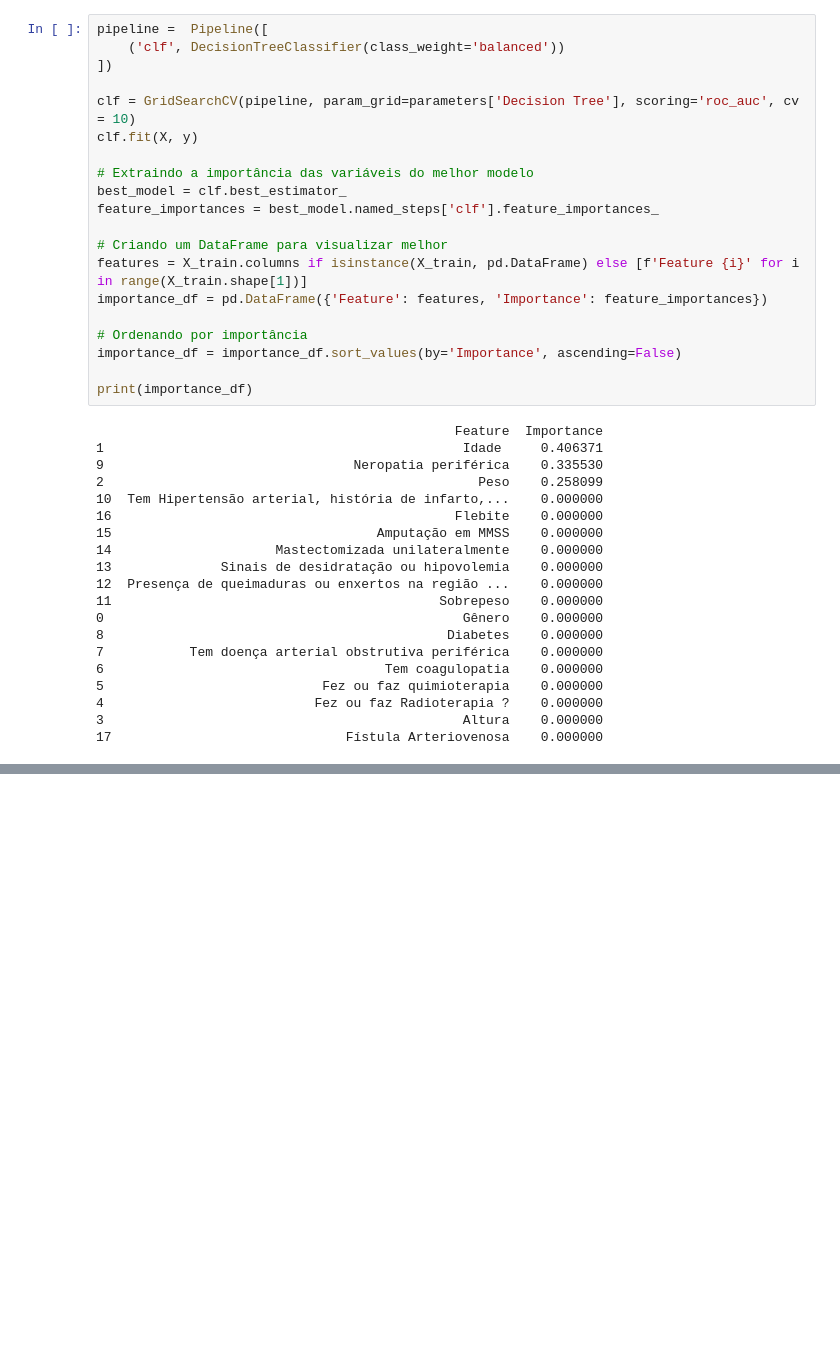
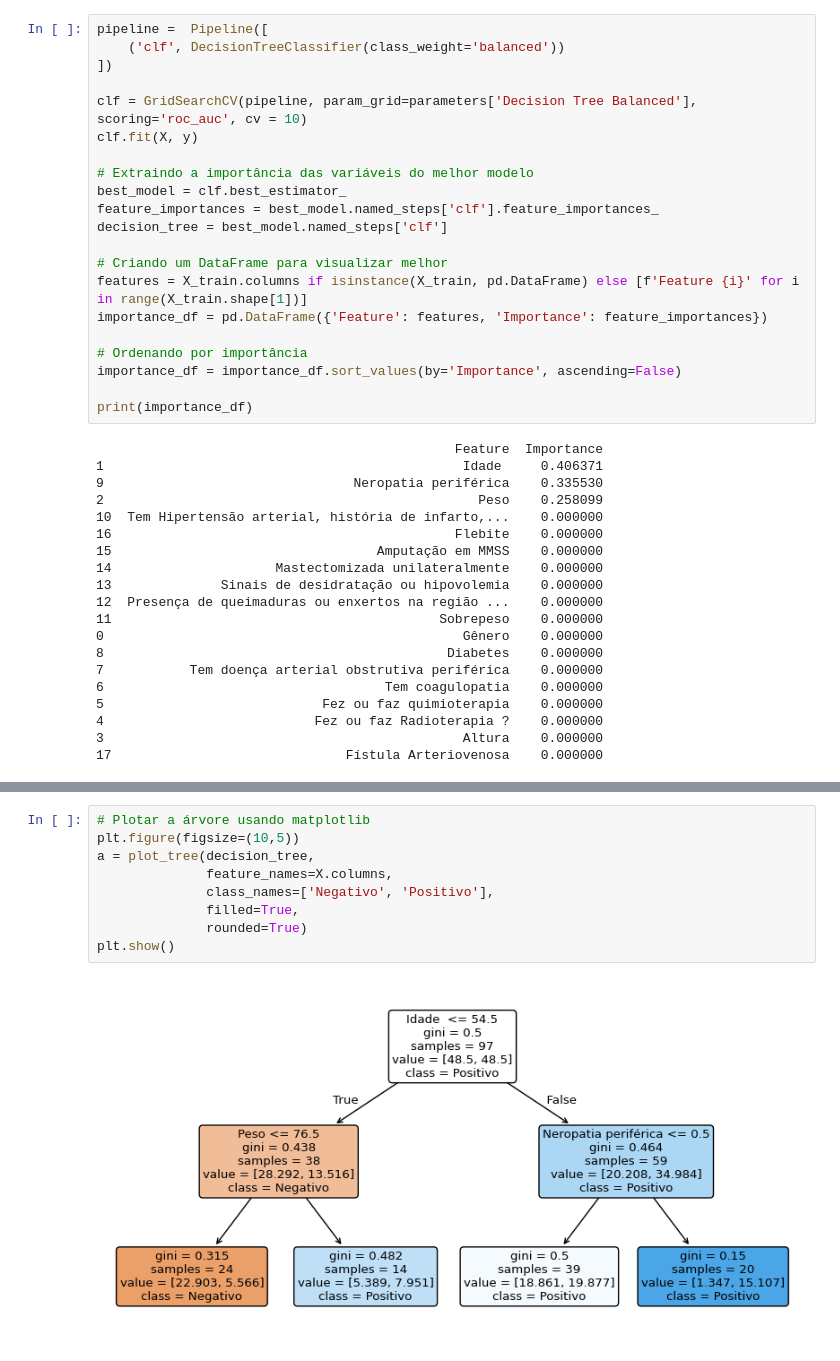
Before and after one commit to flavioluizseixas/diva, a Jupyter notebook: DIVA.ipynb, the cells around one changed output, grey strips where cells are left out. Cells and saved outputs as stored; diff of their text form; blank space fills up the shorter version.

```diff
--- a/DIVA.ipynb
+++ b/DIVA.ipynb
@@ -174,12 +150,13 @@ pipeline =  Pipeline([
     ('clf', DecisionTreeClassifier(class_weight='balanced'))
 ])
 
-clf = GridSearchCV(pipeline, param_grid=parameters['Decision Tree'], scoring='roc_auc', cv = 10)
+clf = GridSearchCV(pipeline, param_grid=parameters['Decision Tree Balanced'], scoring='roc_auc', cv = 10)
 clf.fit(X, y)
 
 # Extraindo a importância das variáveis do melhor modelo
 best_model = clf.best_estimator_
 feature_importances = best_model.named_steps['clf'].feature_importances_
+decision_tree = best_model.named_steps['clf']
 
 # Criando um DataFrame para visualizar melhor
 features = X_train.columns if isinstance(X_train, pd.DataFrame) else [f'Feature {i}' for i in range(X_train.shape[1])]
@@ -211,0 +200,11 @@ print(importance_df)
+# %%
+# Plotar a árvore usando matplotlib
+plt.figure(figsize=(10,5))
+a = plot_tree(decision_tree,
+              feature_names=X.columns,
+              class_names=['Negativo', 'Positivo'],
+              filled=True,
+              rounded=True)
+plt.show()
+# %% [output]
+[figure, added]
```
Also changed, not shown: parts of 5 cells of this notebook, 4 other files.
